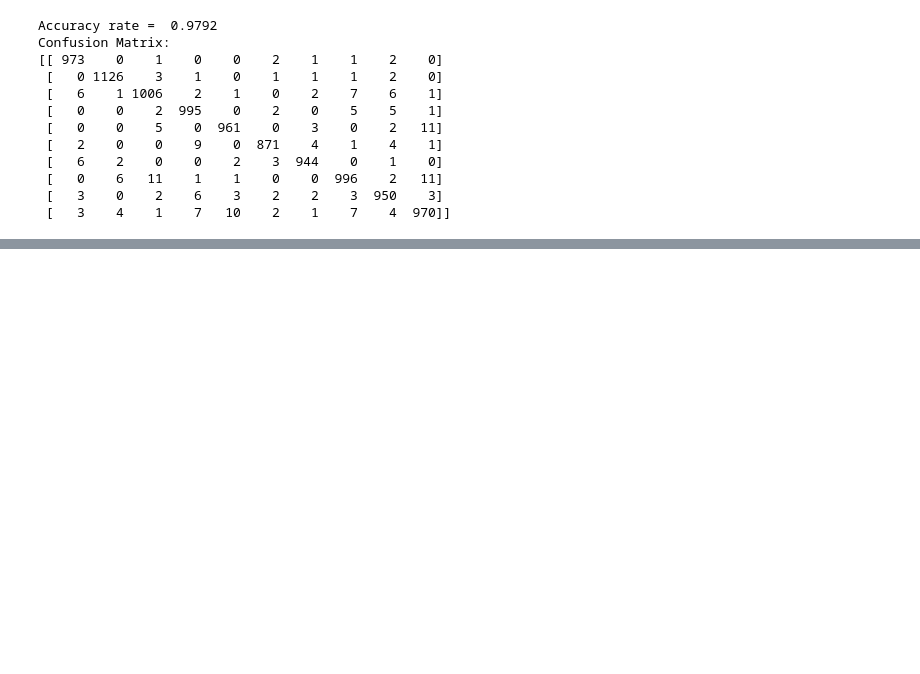
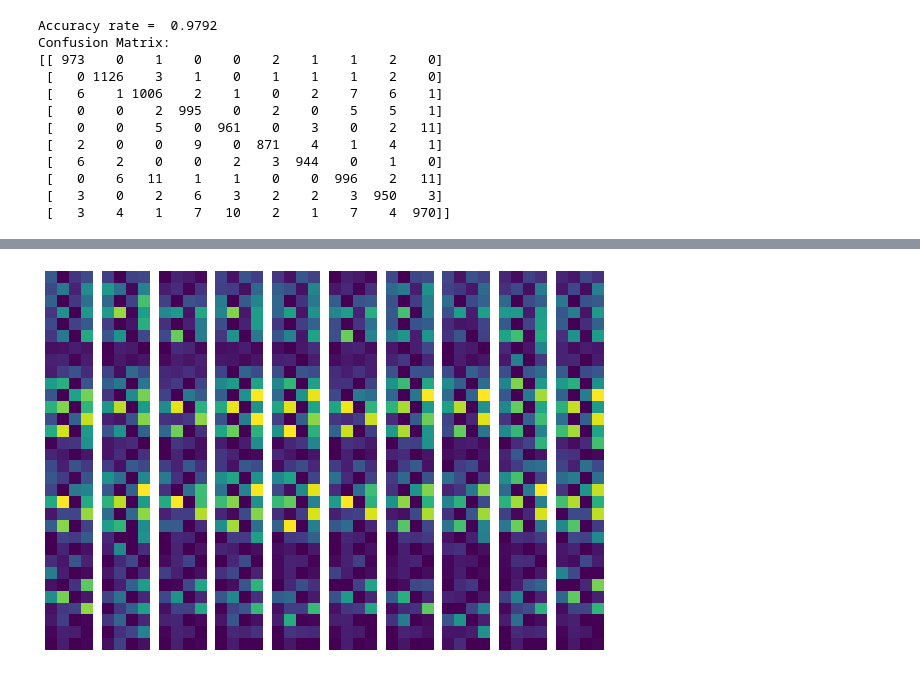
Before and after one commit to silkk-nn/superAI, a Jupyter notebook: NeuralNetwork intermadiate.ipynb, the cells around one changed output, grey strips where cells are left out. Cells and saved outputs as stored; diff of their text form; code cells hidden in the pictures; blank space fills up the shorter version.

```diff
--- a/NeuralNetwork intermadiate.ipynb
+++ b/NeuralNetwork intermadiate.ipynb
@@ -334,0 +453,11 @@ Epoch 200/200
+# %%
+Z = encoder(Xtest)
+n = 10
+plt.figure(figsize=(10, 10))
+for i in range(n):
+    plt.subplot(1, n, i+1)
+    plt.imshow(Z[i].numpy().reshape(32, -1))
+    plt.axis('off')
+plt.show()
+# %% [output]
+[figure, added]
```
Also changed, not shown: parts of 29 cells of this notebook.
